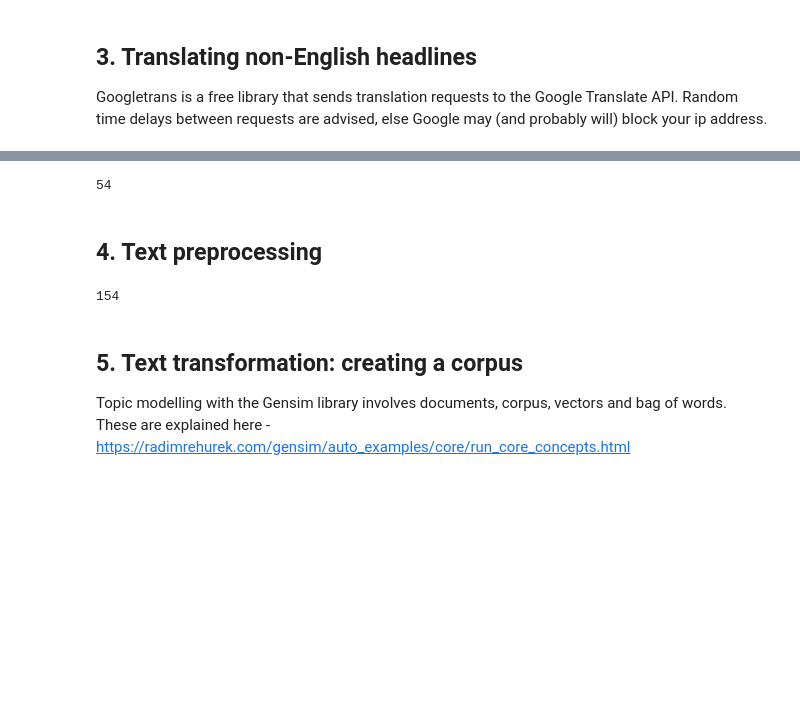
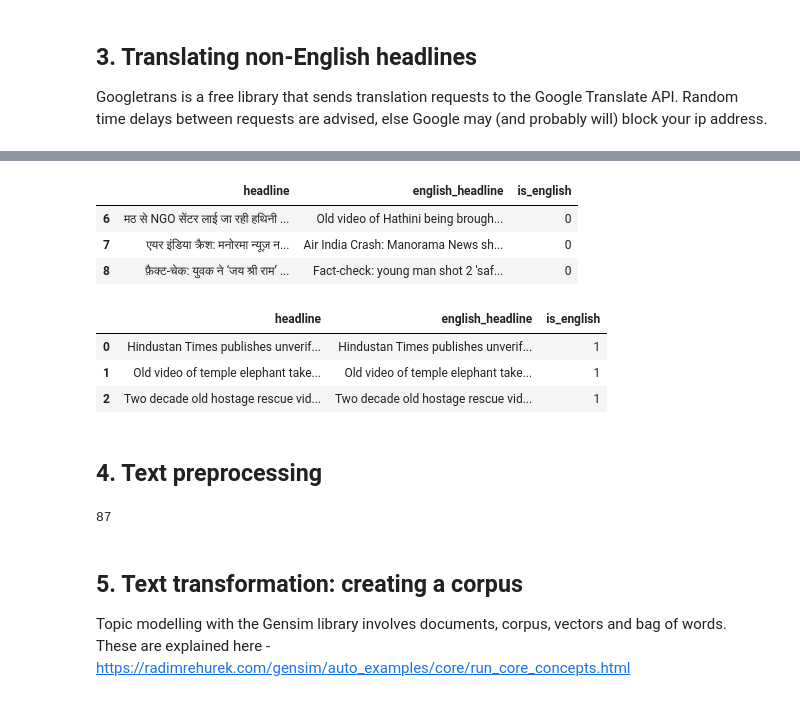
Before and after one commit to tattle-made/data-experiments, a Jupyter notebook: themes_viz_generator.ipynb, the cells around one changed output, grey strips where cells are left out. Cells and saved outputs as stored; diff of their text form; code cells hidden in the pictures; blank space fills up the shorter version.

```diff
--- a/themes_viz_generator.ipynb
+++ b/themes_viz_generator.ipynb
@@ -153,0 +133,13 @@ len(non_eng)
+# %%
+# Defining a function to remove accented characters in the headlines
+def remove_accents(sentence):
+    return ", ".join(simple_preprocess(str(sentence), deacc=True, max_len=100))
+clean_df["unaccented"] = clean_df["headline"].map(remove_accents)
+# %%
+# Detecting non-English headlines using regex
+def detect_lang(text):
+    pat = re.compile("[^\x00-\x7F]") # matches non-English characters
+    if pat.search(text):
+        return 0
+    else:
+        return 1
@@ -167,4 +166,0 @@ for doc in non_eng:
-# %%
-len(translations)
-# %% [output]
-54
@@ -184,0 +167,14 @@ translations_df.to_csv("headlines_with_translations.csv")
+# %%
+clean_df[clean_df["is_english"]==0][["headline", "english_headline","is_english"]][:3]
+# %% [output]
+|  | headline | english_headline | is_english |
+| 6 | मठ से NGO सेंटर लाई जा रही हथिनी ... | Old video of Hathini being brough... | 0 |
+| 7 | एयर इंडिया क्रैश: मनोरमा न्यूज़ न... | Air India Crash: Manorama News sh... | 0 |
+| 8 | फ़ैक्ट-चेक: युवक ने ‘जय श्री राम’ ... | Fact-check: young man shot 2 'saf... | 0 |
+# %%
+clean_df[clean_df["is_english"]==1][["headline", "english_headline","is_english"]][:3]
+# %% [output]
+|  | headline | english_headline | is_english |
+| 0 | Hindustan Times publishes unverif... | Hindustan Times publishes unverif... | 1 |
+| 1 | Old video of temple elephant take... | Old video of temple elephant take... | 1 |
+| 2 | Two decade old hostage rescue vid... | Two decade old hostage rescue vid... | 1 |
@@ -185,7 +183,7 @@ translations_df.to_csv("headlines_with_translations.csv")
 # %% [markdown]
 ## 4. Text preprocessing
-# %%
-len(eng+translations)
-# %% [output]
-154
+# %%
+len(clean_df["english_headline"])
+# %% [output]
+87
 # %%
```
Also changed, not shown: parts of 46 cells of this notebook.
